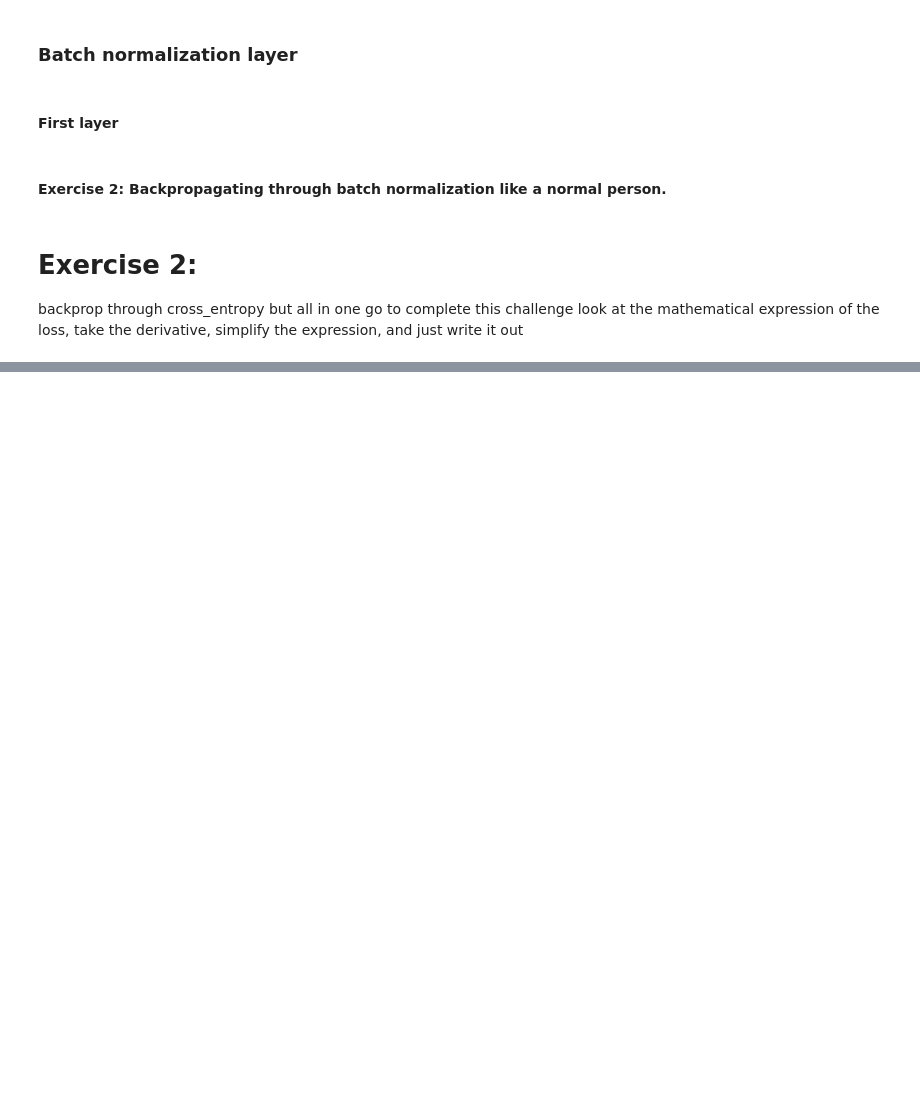
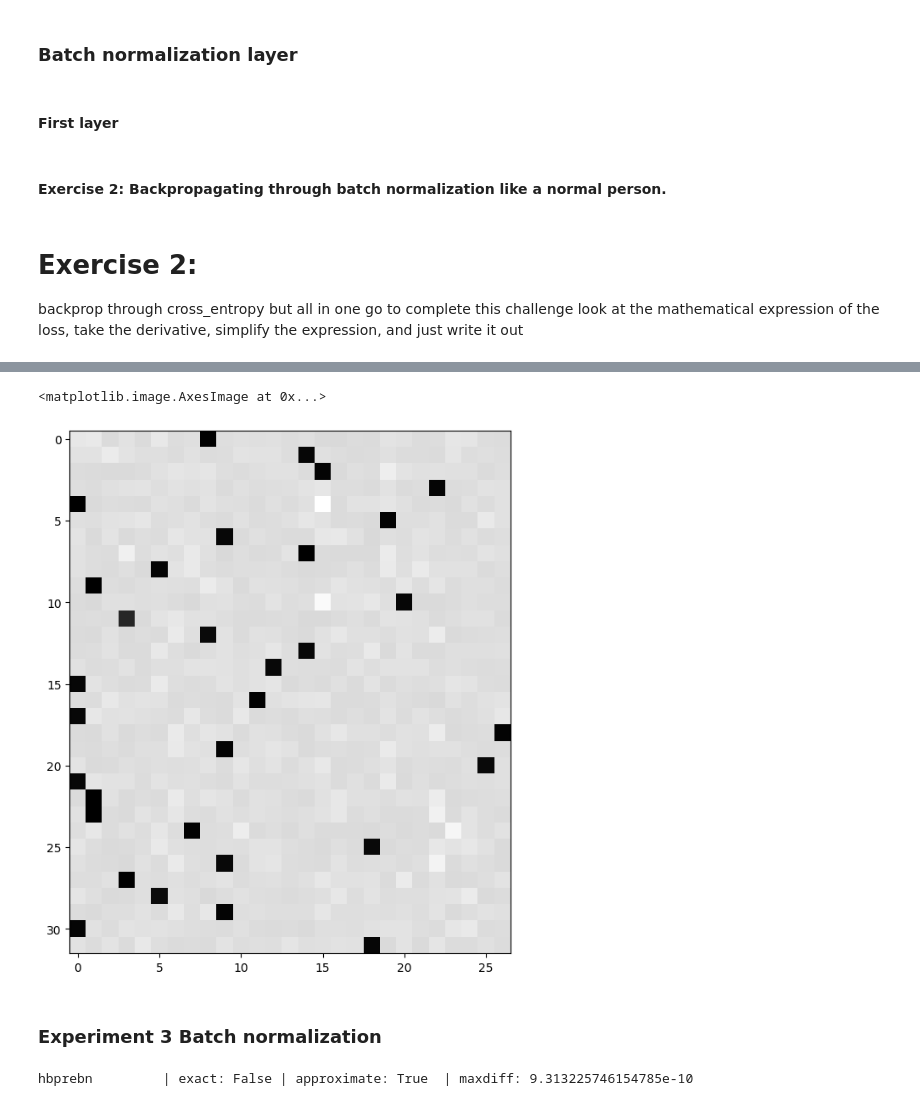
Before and after one commit to eitanzeev/first_principles, a Jupyter notebook: makemore_construction_part4.ipynb, the cells around one changed output, grey strips where cells are left out. Drawn from its saved outputs; the diff is of its cells as text; code cells hidden in the pictures; blank space fills up the shorter version.

```diff
--- a/makemore_construction_part4.ipynb
+++ b/makemore_construction_part4.ipynb
@@ -536,0 +562,17 @@ print(loss_fast.item(), 'diff:', (loss_fast - loss).item())
+# %%
+#showing dlogits
+plt.figure(figsize=(8,8))
+plt.imshow(dlogits.detach(), cmap = 'gray')
+
+"""Shows cross-entropy gradient changes
+Black squares are those correct characters
+push up on probabilities of correct characters, pulling up on probabilities of incorrect characters
+This plot is representing where the gradient is very low. Black squares.
+pushing and pulling on correct and incorrect answers - force is proportional to amount of incorrectness.
+If we are correct, in our predictions no real push/pull is necessary
+"""
+# %% [output]
+<matplotlib.image.AxesImage at 0x...>
+[figure, added]
+# %% [markdown]
+### Experiment 3 Batch normalization
@@ -536,0 +581,4 @@ print(loss_fast.item(), 'diff:', (loss_fast - loss).item())
+# %%
+cmp('hbprebn', dhprebn, hprebn)
+# %% [output]
+hbprebn         | exact: False | approximate: True  | maxdiff: 9.313225746154785e-10
```
Also changed, not shown: parts of 5 cells of this notebook.
